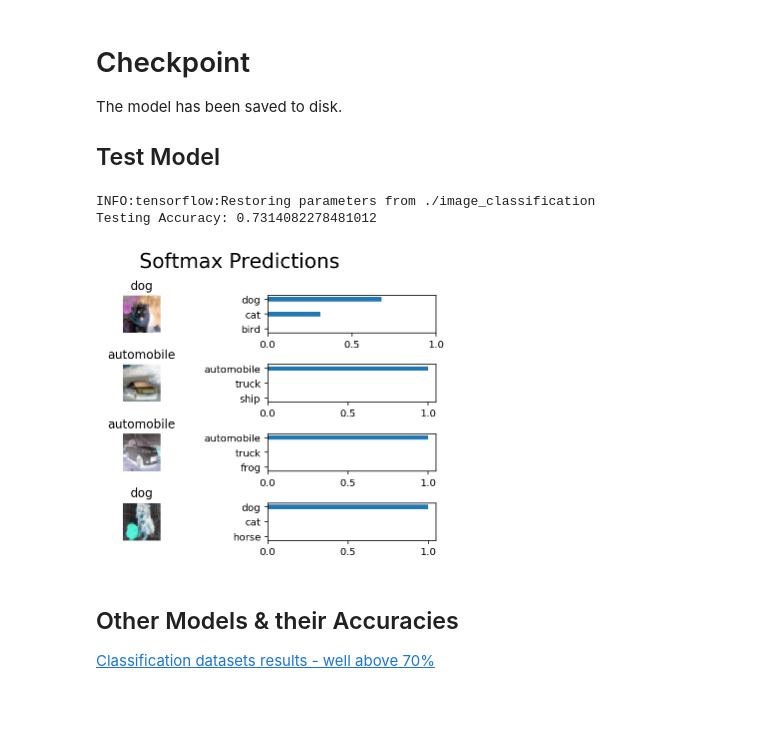
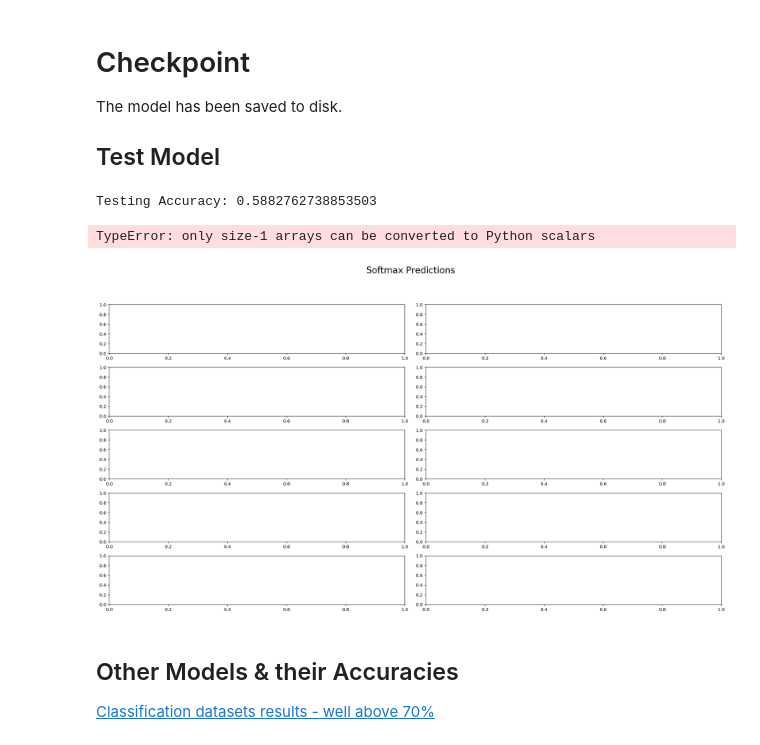
Before and after one commit to deep-diver/CIFAR10-img-classification-tensorflow, a Jupyter notebook: CIFAR10_image_classification.ipynb, the cells around one changed output. Drawn from its saved outputs; the diff is of its cells as text; code cells hidden in the pictures; blank space fills up the shorter version.

Commit message:
fix error when display_image_predictions is called. - value error-valueerror: shape mismatch: objects cannot be broadcast to a single shape

```diff
--- a/CIFAR10_image_classification.ipynb
+++ b/CIFAR10_image_classification.ipynb
@@ -645,6 +643,9 @@ Epoch 10, CIFAR-10 Batch 5:  Loss:     0.0104 Validation Accuracy: 0.755800
 The model has been saved to disk.
 ## Test Model
 # %%
+import pickle
+import numpy as np
+import matplotlib.pyplot as plt
 from sklearn.preprocessing import LabelBinarizer
 
 def batch_features_labels(features, labels, batch_size):
@@ -655,14 +656,14 @@ def batch_features_labels(features, labels, batch_size):
         end = min(start + batch_size, len(features))
         yield features[start:end], labels[start:end]
 
-def display_image_predictions(features, labels, predictions):
+def display_image_predictions(features, labels, predictions, top_n_predictions):
     n_classes = 10
     label_names = load_label_names()
     label_binarizer = LabelBinarizer()
     label_binarizer.fit(range(n_classes))
     label_ids = label_binarizer.inverse_transform(np.array(labels))
 
-    fig, axies = plt.subplots(nrows=4, ncols=2)
+    fig, axies = plt.subplots(nrows=top_n_predictions, ncols=2, figsize=(20, 10))
     fig.tight_layout()
     fig.suptitle('Softmax Predictions', fontsize=20, y=1.1)
 
@@ -672,17 +673,18 @@ def display_image_predictions(features, labels, predictions):
     width = (1. - 2. * margin) / n_predictions
 
     for image_i, (feature, label_id, pred_indicies, pred_values) in enumerate(zip(features, label_ids, predictions.indices, predictions.values)):
-        pred_names = [label_names[pred_i] for pred_i in pred_indicies]
-        correct_name = label_names[label_id]
+        if (image_i < top_n_predictions):
+            pred_names = [label_names[pred_i] for pred_i in pred_indicies]
+            correct_name = label_names[label_id]
 
-        axies[image_i][0].imshow(feature*255)
-        axies[image_i][0].set_title(correct_name)
-        axies[image_i][0].set_axis_off()
+            axies[image_i][0].imshow((feature*255).astype(numpy.32, copy=False))
+            axies[image_i][0].set_title(correct_name)
+            axies[image_i][0].set_axis_off()
 
-        axies[image_i][1].barh(ind + margin, pred_values[::-1], width)
-        axies[image_i][1].set_yticks(ind + margin)
-        axies[image_i][1].set_yticklabels(pred_names[::-1])
-        axies[image_i][1].set_xticks([0, 0.5, 1.0])
+            axies[image_i][1].barh(ind + margin, pred_values[:3], width)
+            axies[image_i][1].set_yticks(ind + margin)
+            axies[image_i][1].set_yticklabels(pred_names[::-1])
+            axies[image_i][1].set_xticks([0, 0.5, 1.0])
 # %%
 %matplotlib inline
 %config InlineBackend.figure_format = 'retina'
@@ -706,37 +708,37 @@ def test_model():
         loader.restore(sess, save_model_path)
 
         # Get Tensors from loaded model
         loaded_x = loaded_graph.get_tensor_by_name('input_x:0')
         loaded_y = loaded_graph.get_tensor_by_name('output_y:0')
         loaded_keep_prob = loaded_graph.get_tensor_by_name('keep_prob:0')
         loaded_logits = loaded_graph.get_tensor_by_name('logits:0')
         loaded_acc = loaded_graph.get_tensor_by_name('accuracy:0')
 
         # Get accuracy in batches for memory limitations
         test_batch_acc_total = 0
         test_batch_count = 0
 
         for train_feature_batch, train_label_batch in batch_features_labels(test_features, test_labels, batch_size):
             test_batch_acc_total += sess.run(
                 loaded_acc,
                 feed_dict={loaded_x: train_feature_batch, loaded_y: train_label_batch, loaded_keep_prob: 1.0})
             test_batch_count += 1
 
         print('Testing Accuracy: {}\n'.format(test_batch_acc_total/test_batch_count))
 
         # Print Random Samples
         random_test_features, random_test_labels = tuple(zip(*random.sample(list(zip(test_features, test_labels)), n_samples)))
         random_test_predictions = sess.run(
             tf.nn.top_k(tf.nn.softmax(loaded_logits), top_n_predictions),
             feed_dict={loaded_x: random_test_features, loaded_y: random_test_labels, loaded_keep_prob: 1.0})
-        display_image_predictions(random_test_features, random_test_labels, random_test_predictions)
+        display_image_predictions(random_test_features, random_test_labels, random_test_predictions, top_n_predictions)
 
 
 test_model()
 # %% [output]
-INFO:tensorflow:Restoring parameters from ./image_classification
-Testing Accuracy: 0.7314082278481012
+Testing Accuracy: 0.5882762738853503
+TypeError: only size-1 arrays can be converted to Python scalars
-[figure, old version]
+[figure, new version]
 # %% [markdown]
 ## Other Models & their Accuracies
 [Classification datasets results - well above 70%](http://rodrigob.github.io/are_we_there_yet/build/classification_datasets_results.html#43494641522d3130)
```
Also changed, not shown: parts of 1 cell of this notebook.
